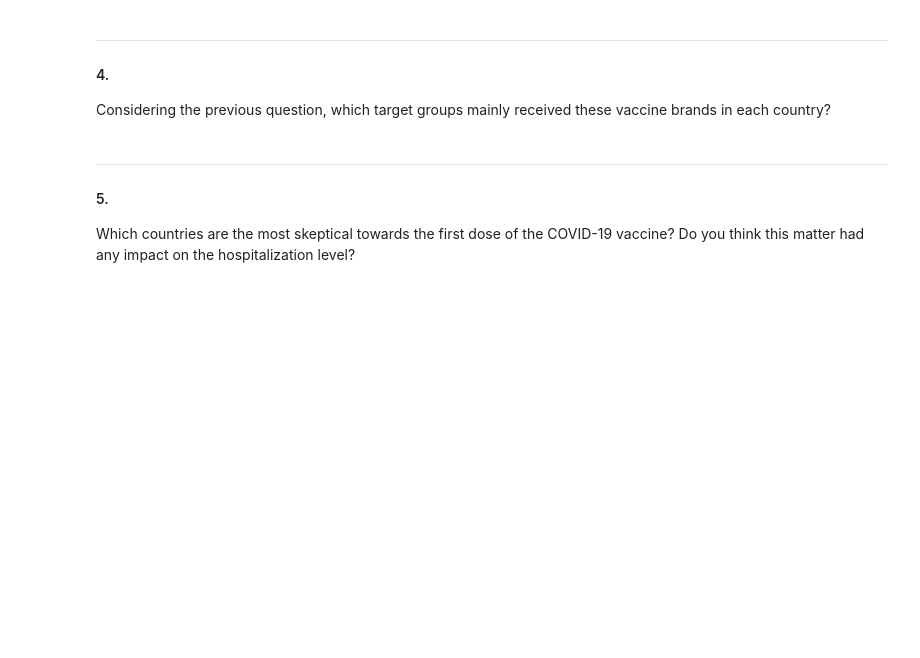
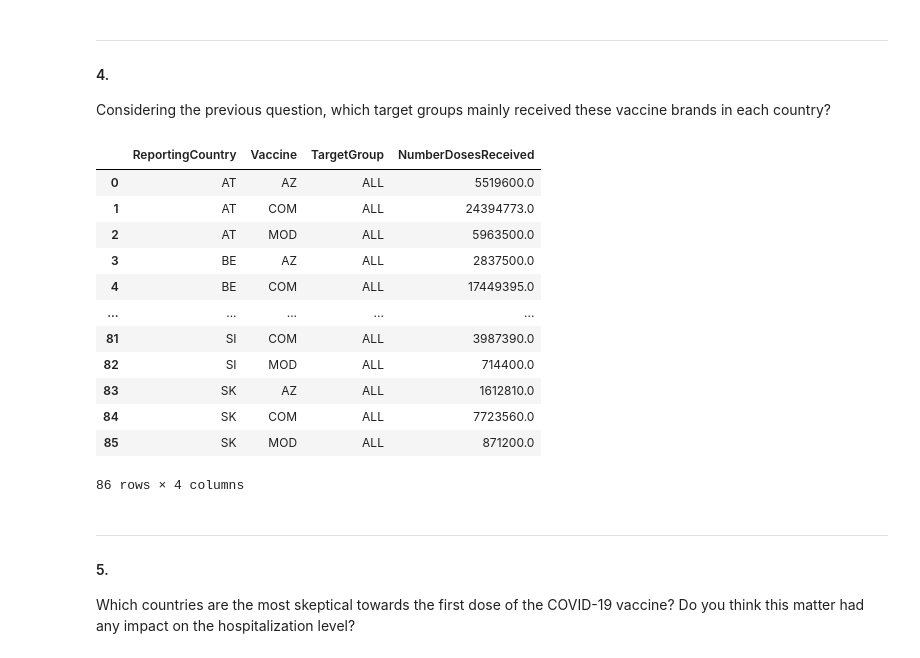
Before and after one commit to Globose/dv1597, a Jupyter notebook: a2/book.ipynb, the cells around one changed output. Saved outputs shown, nothing was run; the diff lists cells and outputs as text; code cells hidden in the pictures; blank space fills up the shorter version.

```diff
--- a/a2/book.ipynb
+++ b/a2/book.ipynb
@@ -232,6 +283,40 @@ What are the top 3 popular vaccine brands that have been used across the EU/EEA?
 ***
 #### 4.
 Considering the previous question, which target groups mainly received these vaccine brands in each country?
+# %%
+# Create dataframe with summed up NumberDosesReceived for each vaccine
+df_vaccines = df_vaccination.groupby(['ReportingCountry', 'Vaccine', 'TargetGroup'])['NumberDosesReceived'].sum().reset_index()
+
+top_3 = ['COM', 'MOD', 'AZ']
+df_filtered = df_vaccines[df_vaccines['Vaccine'].isin(top_3)]
+grouped = df_filtered.groupby(['ReportingCountry', 'Vaccine'])
+
+# Define a function to get the largest target group for each vaccine in each country
+def get_largest_target_group(group):
+    # Get the row with the maximum 'NumberDosesReceived'
+    largest_row = group.loc[group['NumberDosesReceived'].idxmax()]
+    return largest_row
+
+# Apply the function to each group and create a new DataFrame
+largest_target_group_df = grouped.apply(get_largest_target_group)
+
+# Reset the index to include 'ReportingCountry' and 'Vaccine' as columns
+largest_target_group_df = largest_target_group_df.reset_index(drop=True)
+largest_target_group_df
+# %% [output]
+|  | ReportingCountry | Vaccine | TargetGroup | NumberDosesReceived |
+| 0 | AT | AZ | ALL | 5519600.0 |
+| 1 | AT | COM | ALL | 24394773.0 |
+| 2 | AT | MOD | ALL | 5963500.0 |
+| 3 | BE | AZ | ALL | 2837500.0 |
+| 4 | BE | COM | ALL | 17449395.0 |
+| ... | ... | ... | ... | ... |
+| 81 | SI | COM | ALL | 3987390.0 |
+| 82 | SI | MOD | ALL | 714400.0 |
+| 83 | SK | AZ | ALL | 1612810.0 |
+| 84 | SK | COM | ALL | 7723560.0 |
+| 85 | SK | MOD | ALL | 871200.0 |
+86 rows × 4 columns
 # %% [markdown]
 ***
 #### 5.
```
Also changed, not shown: parts of 2 cells of this notebook.
